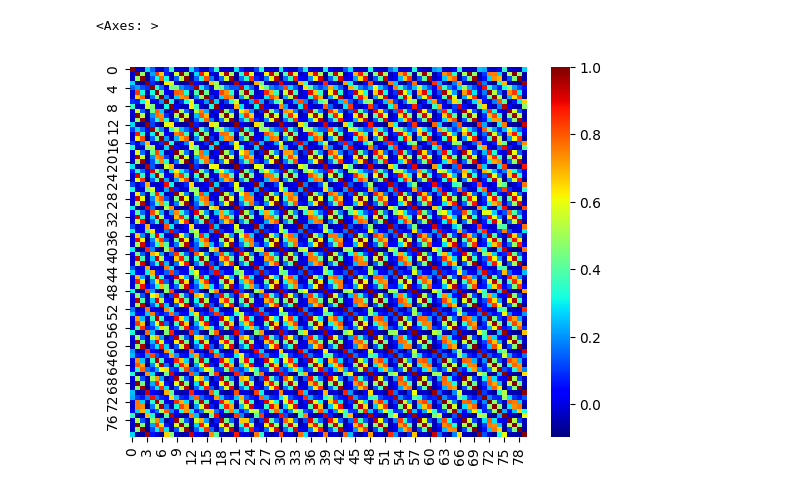
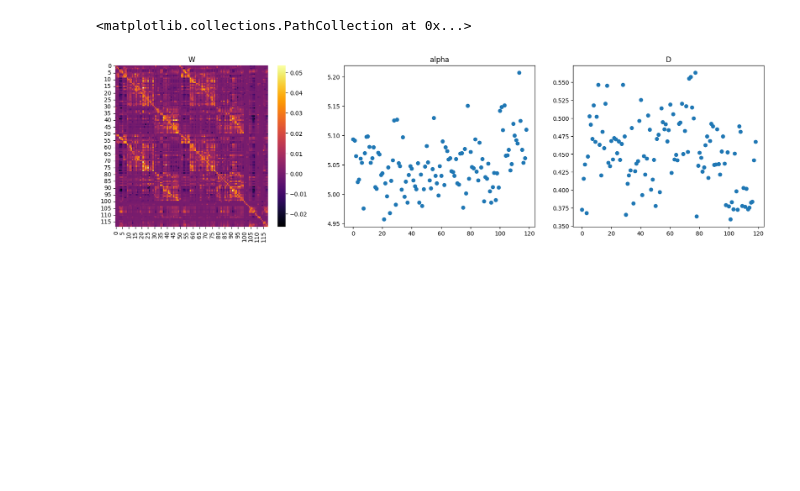
Before and after one commit to paololapo/Dynamic_FC_analysis, a Jupyter notebook: notebook_simulation.ipynb, the cells around one changed output. Cells and saved outputs as stored; diff of their text form; code cells hidden in the pictures; blank space fills up the shorter version.

```diff
--- a/notebook_simulation.ipynb
+++ b/notebook_simulation.ipynb
@@ -12,0 +11,13 @@ from functions import *
+# %%
+#Open multiple dataset from "./data/" folder
+datasets = []
+for file in os.listdir("data"):
+    try:
+        data = scipy.io.loadmat("./data/" + file)
+        data = pd.DataFrame(data["tseries"].T)
+        datasets.append(data)
+    except:
+        print("Problem with \"" + str(file) + "\" file")
+
+print("Uploaded " + str(len(datasets)) + " file")
+df = datasets[0]
@@ -104,7 +68,16 @@ sn.heatmap(FC_0)
-# %%
-#dFC matrix
-autocorrelation = dFC_matrix(stream)
-sn.heatmap(autocorrelation, cmap="jet")
-# %% [output]
-<Axes: >
-[figure, removed]
+# %%
+plt.figure(figsize=(20, 5))
+plt.subplot(131)
+plt.title("W")
+sn.heatmap(W, cmap="inferno")
+
+plt.subplot(132)
+plt.title("alpha")
+plt.scatter(np.arange(119), alpha)
+
+plt.subplot(133)
+plt.title("D")
+plt.scatter(np.arange(119), D)
+# %% [output]
+<matplotlib.collections.PathCollection at 0x...>
+[figure, added]
```
Also changed, not shown: parts of 35 cells of this notebook, 13 other files.
